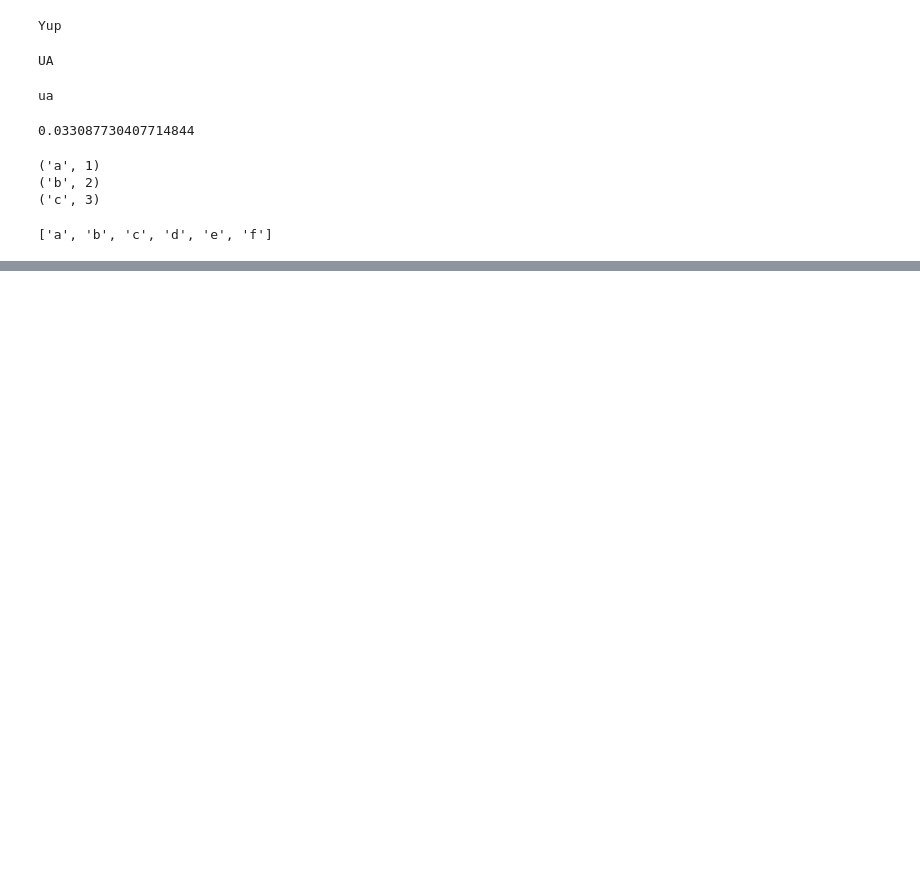
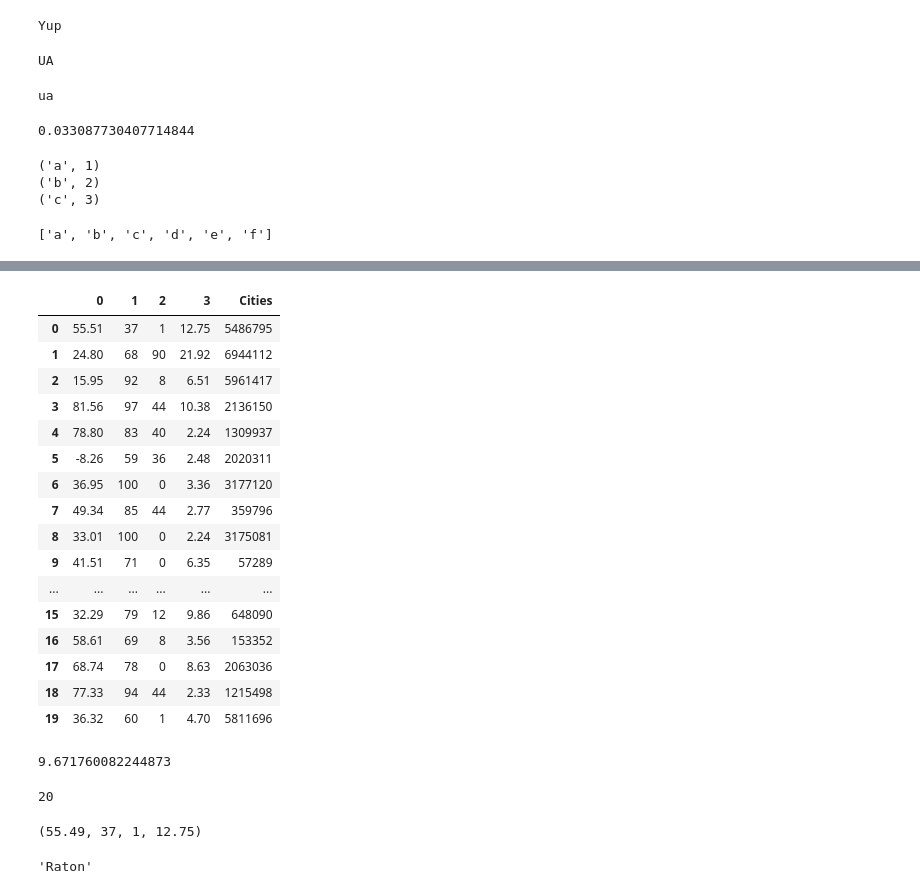
Before and after one commit to txstu09/weatherpy, a Jupyter notebook: Untitled.ipynb, the cells around one changed output, grey strips where cells are left out. Cells and saved outputs as stored; diff of their text form; code cells hidden in the pictures; blank space fills up the shorter version.

```diff
--- a/Untitled.ipynb
+++ b/Untitled.ipynb
@@ -62,3 +66,11 @@ if let not in test:
 print(test)
 # %% [output]
 ['a', 'b', 'c', 'd', 'e', 'f']
+# %%
+settings = {'units': 'imperial', 'appid': api_key}
+values = ['main.temp','main.humidity','clouds.all','wind.speed']
+
+#current_weather = owm.get_current(5486795, **settings)
+#summary = (current_weather(*values))
+
+#summary
@@ -64,0 +84,18 @@ print(test)
+# %%
+cities_test = ('2644605','5277142','2077895','664539','1309937','472887','3177120','2339937','3175081','1791636','981827','5557293','3354540','6358344','4984075','648090','153352','1495586','1215498','5811696')
+
+start_time = time.time()
+counter = 1
+data = []
+
+print('---------------------------------\nBeginning Data Retrieval\n---------------------------------')
+for city in cities_test:
+    current_weather = owm.get_current(int(city), **settings)
+    summary = (current_weather(*values))
+    print(f'Processing record {"{0:>3s}".format(str(counter))} of {len(cities_test)} | {current_weather["name"]}, {current_weather["sys"]["country"]}')
+    counter = counter + 1
+    data.append(summary)
+    time.sleep(1)
+
+print('---------------------------------\nData Retrieval Complete\n---------------------------------')
+print(time.time() - start_time)
@@ -64,0 +120,52 @@ print(test)
+# %%
+data2 = pd.DataFrame(data)
+data2['Cities'] = cities_test
+data2
+# %% [output]
+|  | 0 | 1 | 2 | 3 | Cities |
+| 0 | 55.51 | 37 | 1 | 12.75 | 5486795 |
+| 1 | 24.80 | 68 | 90 | 21.92 | 6944112 |
+| 2 | 15.95 | 92 | 8 | 6.51 | 5961417 |
+| 3 | 81.56 | 97 | 44 | 10.38 | 2136150 |
+| 4 | 78.80 | 83 | 40 | 2.24 | 1309937 |
+| 5 | -8.26 | 59 | 36 | 2.48 | 2020311 |
+| 6 | 36.95 | 100 | 0 | 3.36 | 3177120 |
+| 7 | 49.34 | 85 | 44 | 2.77 | 359796 |
+| 8 | 33.01 | 100 | 0 | 2.24 | 3175081 |
+| 9 | 41.51 | 71 | 0 | 6.35 | 57289 |
+| ... | ... | ... | ... | ... | ... |
+| 15 | 32.29 | 79 | 12 | 9.86 | 648090 |
+| 16 | 58.61 | 69 | 8 | 3.56 | 153352 |
+| 17 | 68.74 | 78 | 0 | 8.63 | 2063036 |
+| 18 | 77.33 | 94 | 44 | 2.33 | 1215498 |
+| 19 | 36.32 | 60 | 1 | 4.70 | 5811696 |
+# %%
+cities_test = ('5486795','6944112','5961417','2136150','1309937','2020311','3177120','359796','3175081','57289','981827','759320','3354540','6358344','4984075','648090','153352','2063036','1215498','5811696')
+
+url = "http://api.openweathermap.org/data/2.5/weather?"
+query = url + 'appid=' + api_key + '&id='
+start_time = time.time()
+data = []
+
+for city in cities_test:
+    response = requests.get(query + city).json()
+    data.append(response)
+print(time.time() - start_time)
+# %% [output]
+9.671760082244873
+# %%
+len(data)
+# %% [output]
+20
+# %%
+one = '5486795'
+current_weather = owm.get_current(int(one), **settings)
+summary = (current_weather(*values))
+
+print(summary)
+# %% [output]
+(55.49, 37, 1, 12.75)
+# %%
+current_weather['name']
+# %% [output]
+'Raton'
```
Also changed, not shown: parts of 6 cells of this notebook, 2 other files.
